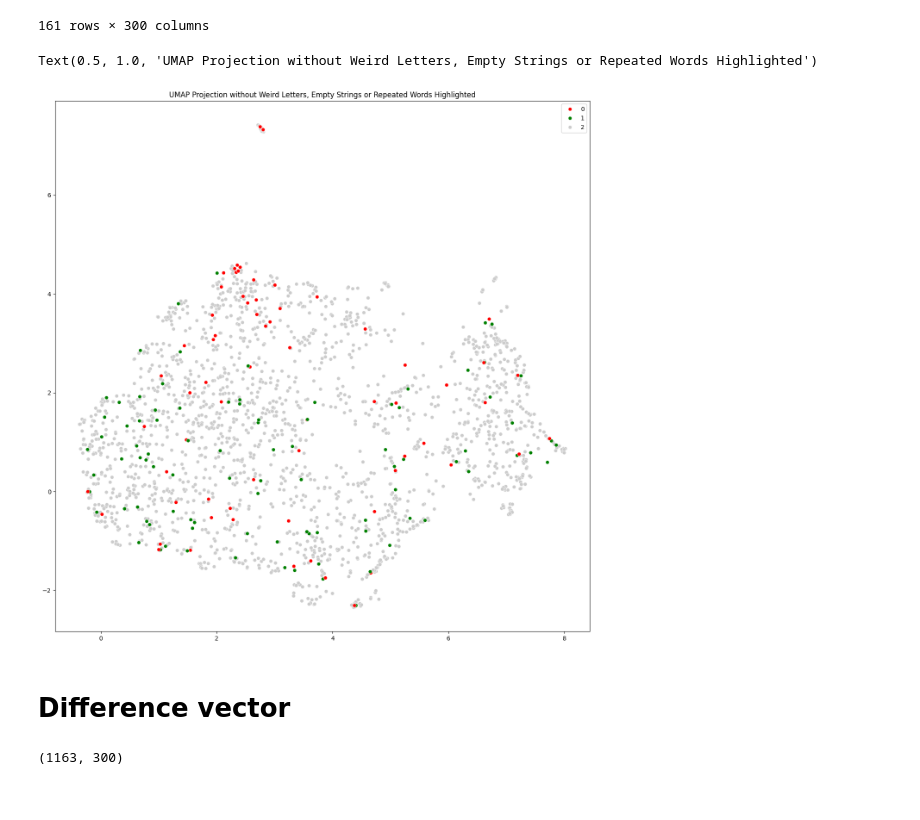
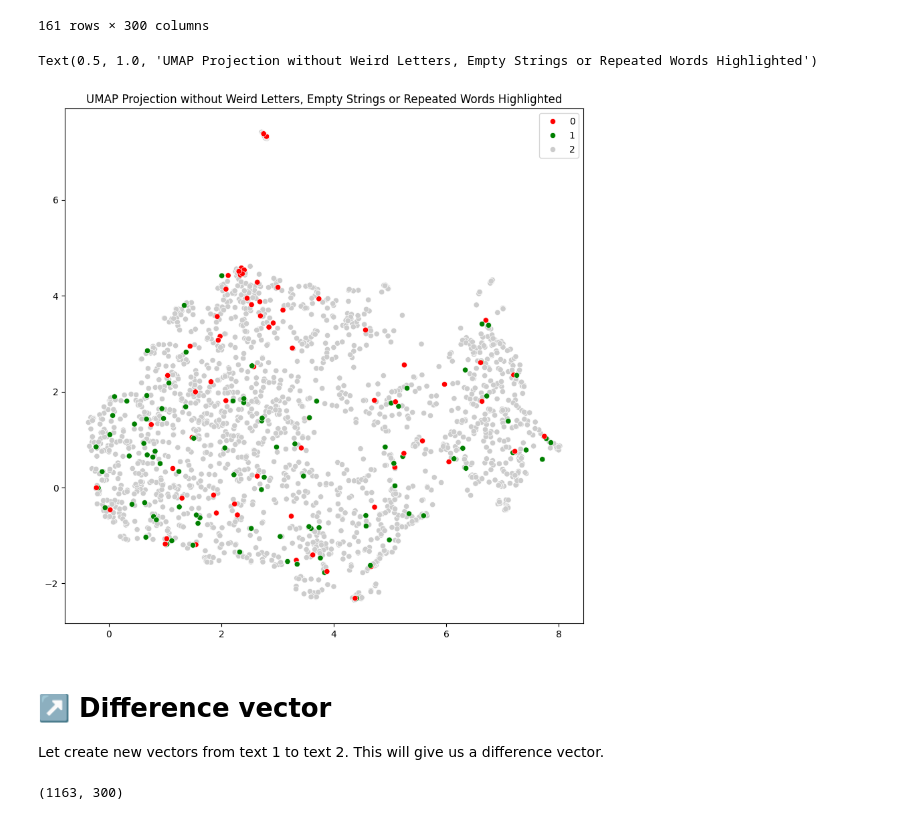
Before and after one commit to wagenrace/kaggle-notebooks, a Jupyter notebook: Dimenions_reduction.ipynb, the cells around one changed output. Drawn from its saved outputs; the diff is of its cells as text; code cells hidden in the pictures.

```diff
--- a/Dimenions_reduction.ipynb
+++ b/Dimenions_reduction.ipynb
@@ -141,20 +175,22 @@ import umap
 
 embedding2 = umap.UMAP().fit_transform(pd.concat([test_x2, train_x2]))
 # %%
-plt.figure(figsize=(16, 16))
+plt.figure(figsize=(10, 10))
 
 ax = sns.scatterplot(
     x=embedding2[:, 0],
     y=embedding2[:, 1],
     hue=[2] * len(test_filtered) + list(train_filtered.is_real),
     palette={0: "red", 1: "green", 2: [0.8, 0.8, 0.8]},  # turquoise
 )
 ax.set_title("UMAP Projection without Weird Letters, Empty Strings or Repeated Words Highlighted")
 # %% [output]
 Text(0.5, 1.0, 'UMAP Projection without Weird Letters, Empty Strings or Repeated Words Highlighted')
-[figure, old version]
+[figure, new version]
-# %% [markdown]
-# Difference vector
+# %% [markdown]
+# ↗️ Difference vector
+
+Let create new vectors from text 1 to text 2. This will give us a difference vector.
 # %%
 all_difference_vectors = []
 is_from_real = []
```
Also changed, not shown: parts of 12 cells of this notebook.
